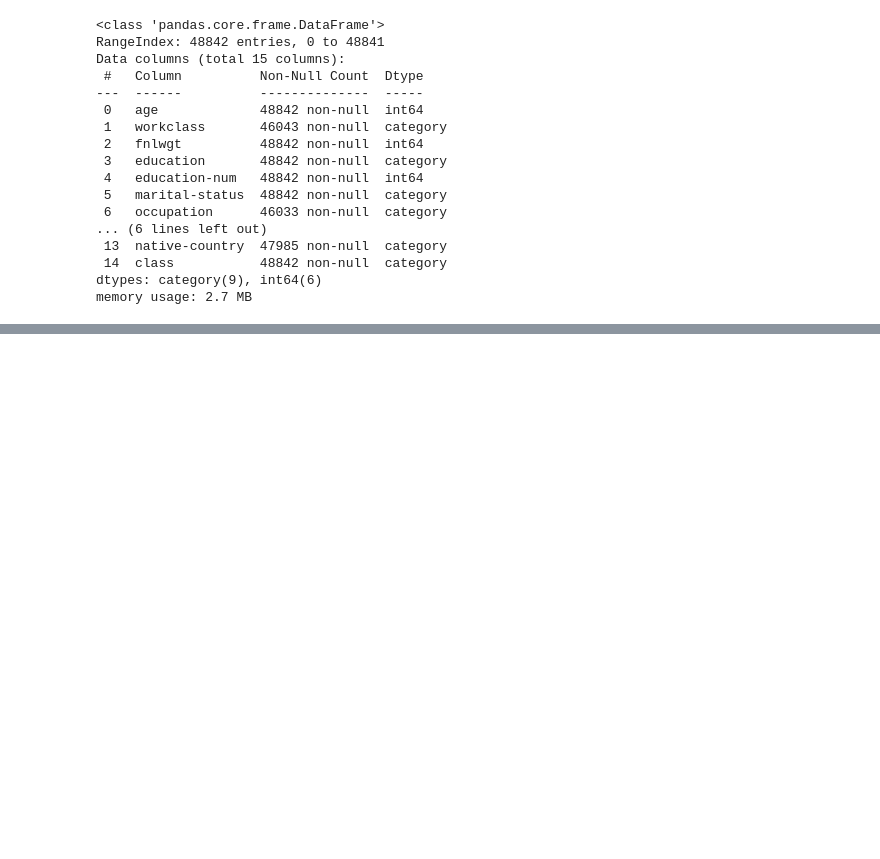
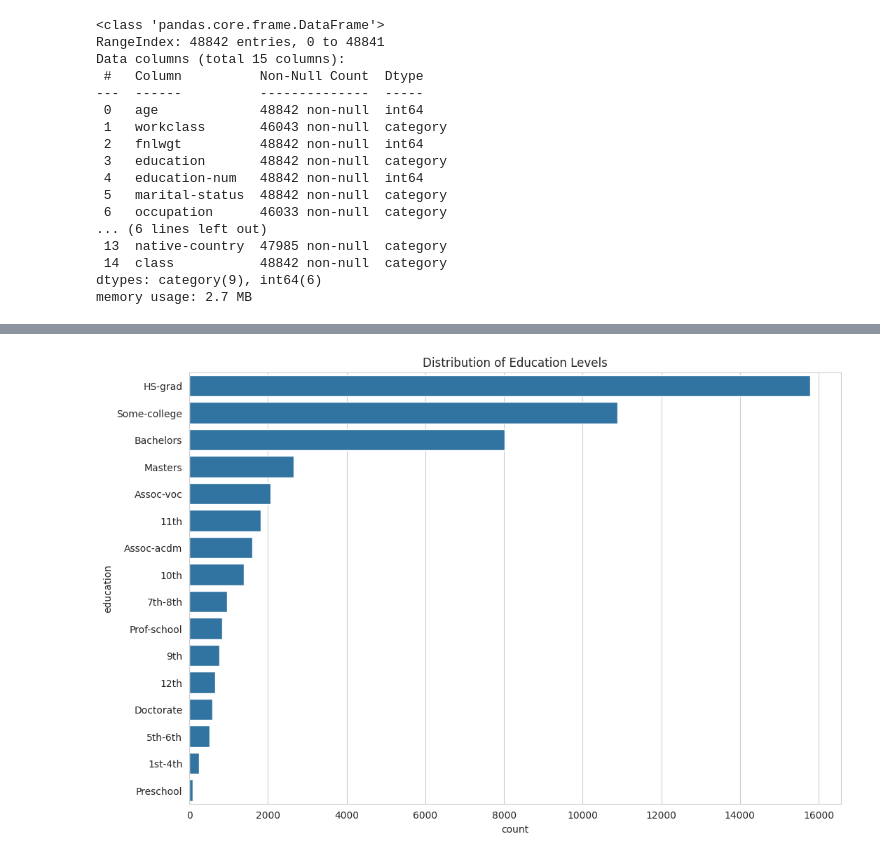
Before and after one commit to Johanhms/Practicas_Python, a Jupyter notebook: EDA_in_Python.ipynb, the cells around one changed output, grey strips where cells are left out. Saved outputs shown, nothing was run; the diff lists cells and outputs as text; code cells hidden in the pictures; blank space fills up the shorter version.

```diff
--- a/EDA_in_Python.ipynb
+++ b/EDA_in_Python.ipynb
@@ -74,0 +259,7 @@ dtype: int64
+# %%
+plt.figure(figsize=(12, 8))
+sns.countplot(data=df, y='education', order=df['education'].value_counts().index)
+plt.title('Distribution of Education Levels')
+plt.show()
+# %% [output]
+[figure, added]
```
Also changed, not shown: parts of 17 cells of this notebook.
